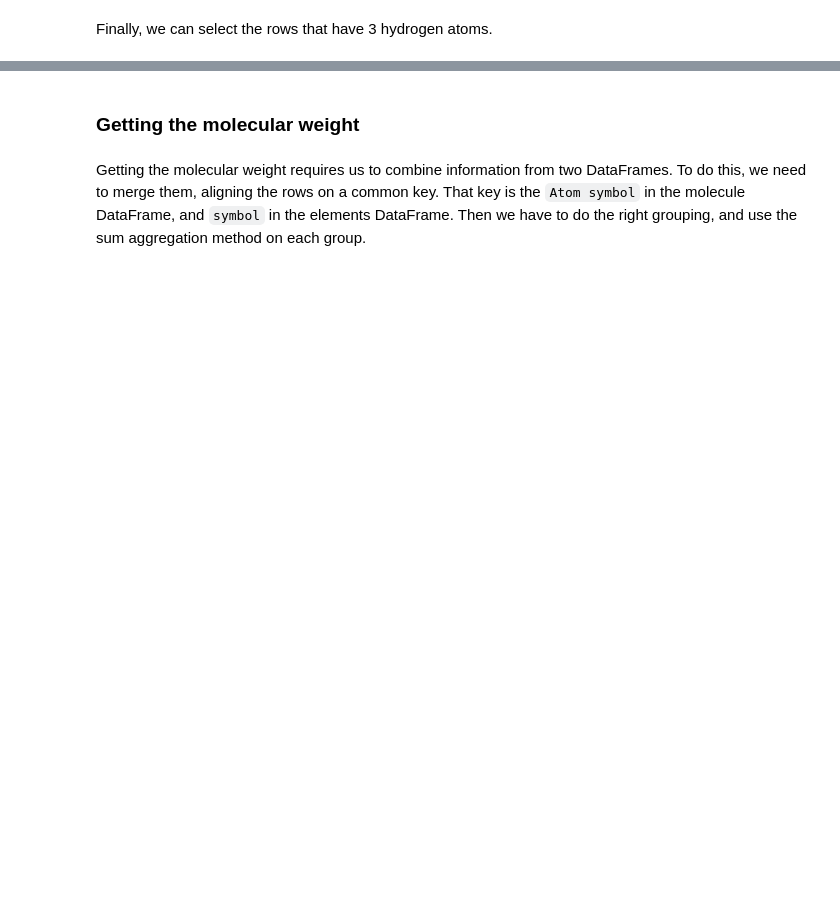
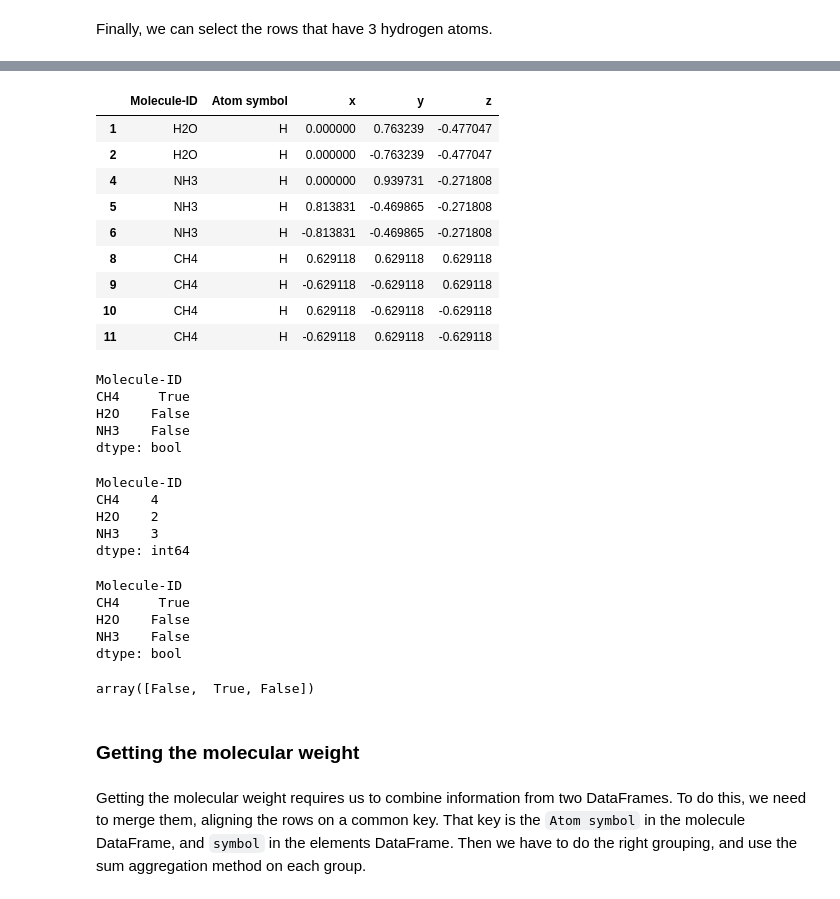
Before and after one commit to Steel-Bank-codespaces/s23-06681, a Jupyter notebook: lectures/04-pandas-database/pandas-database.ipynb, the cells around one changed output, grey strips where cells are left out. Drawn from its saved outputs; the diff is of its cells as text; code cells hidden in the pictures; blank space fills up the shorter version.

```diff
--- a/lectures/04-pandas-database/pandas-database.ipynb
+++ b/lectures/04-pandas-database/pandas-database.ipynb
@@ -83,3 +238,47 @@ tf[tf == 3]
+# %%
+df.query('`Atom symbol` == "H"')
+# %% [output]
+|  | Molecule-ID | Atom symbol | x | y | z |
+| 1 | H2O | H | 0.000000 | 0.763239 | -0.477047 |
+| 2 | H2O | H | 0.000000 | -0.763239 | -0.477047 |
+| 4 | NH3 | H | 0.000000 | 0.939731 | -0.271808 |
+| 5 | NH3 | H | 0.813831 | -0.469865 | -0.271808 |
+| 6 | NH3 | H | -0.813831 | -0.469865 | -0.271808 |
+| 8 | CH4 | H | 0.629118 | 0.629118 | 0.629118 |
+| 9 | CH4 | H | -0.629118 | -0.629118 | 0.629118 |
+| 10 | CH4 | H | 0.629118 | -0.629118 | -0.629118 |
+| 11 | CH4 | H | -0.629118 | 0.629118 | -0.629118 |
+# %%
+hf = df.query('`Atom symbol` == "H"').groupby(['Molecule-ID']).size()
+cf = df.query('`Atom symbol` == "C"').groupby(['Molecule-ID']).size()
+
+(hf >= 3) & (cf >= 1)
+# %% [output]
+Molecule-ID
+CH4     True
+H2O    False
+NH3    False
+dtype: bool
+# %%
+hf
+# %% [output]
+Molecule-ID
+CH4    4
+H2O    2
+NH3    3
+dtype: int64
+# %%
+(hf >= 3) & (cf >=1)
+# %% [output]
+Molecule-ID
+CH4     True
+H2O    False
+NH3    False
+dtype: bool
+# %%
+np.array([False, True, False]) & True
+# %% [output]
+array([False,  True, False])
 # %% [markdown]
 ### Getting the molecular weight
 # %% [markdown]
```
Also changed, not shown: parts of 33 cells of this notebook.
